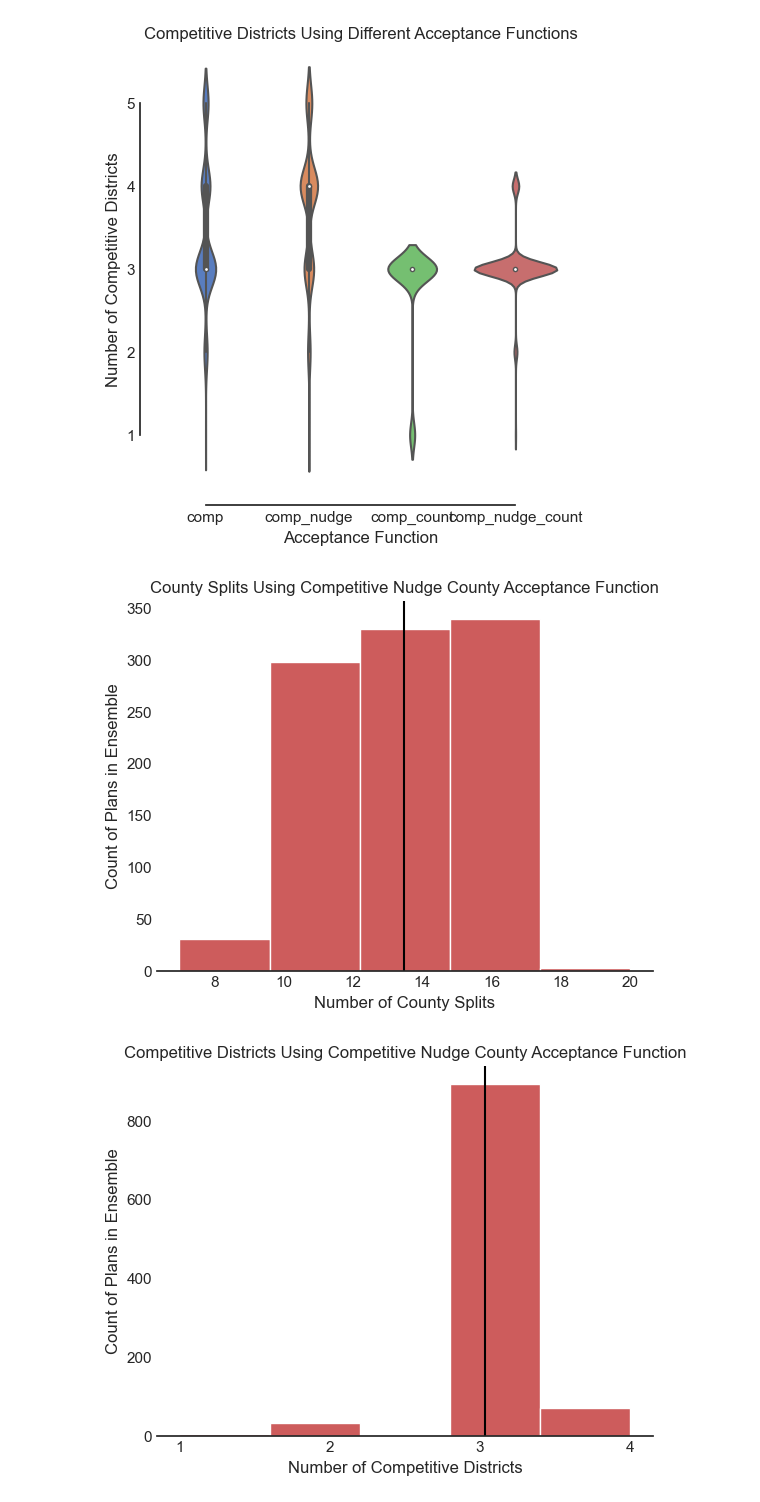
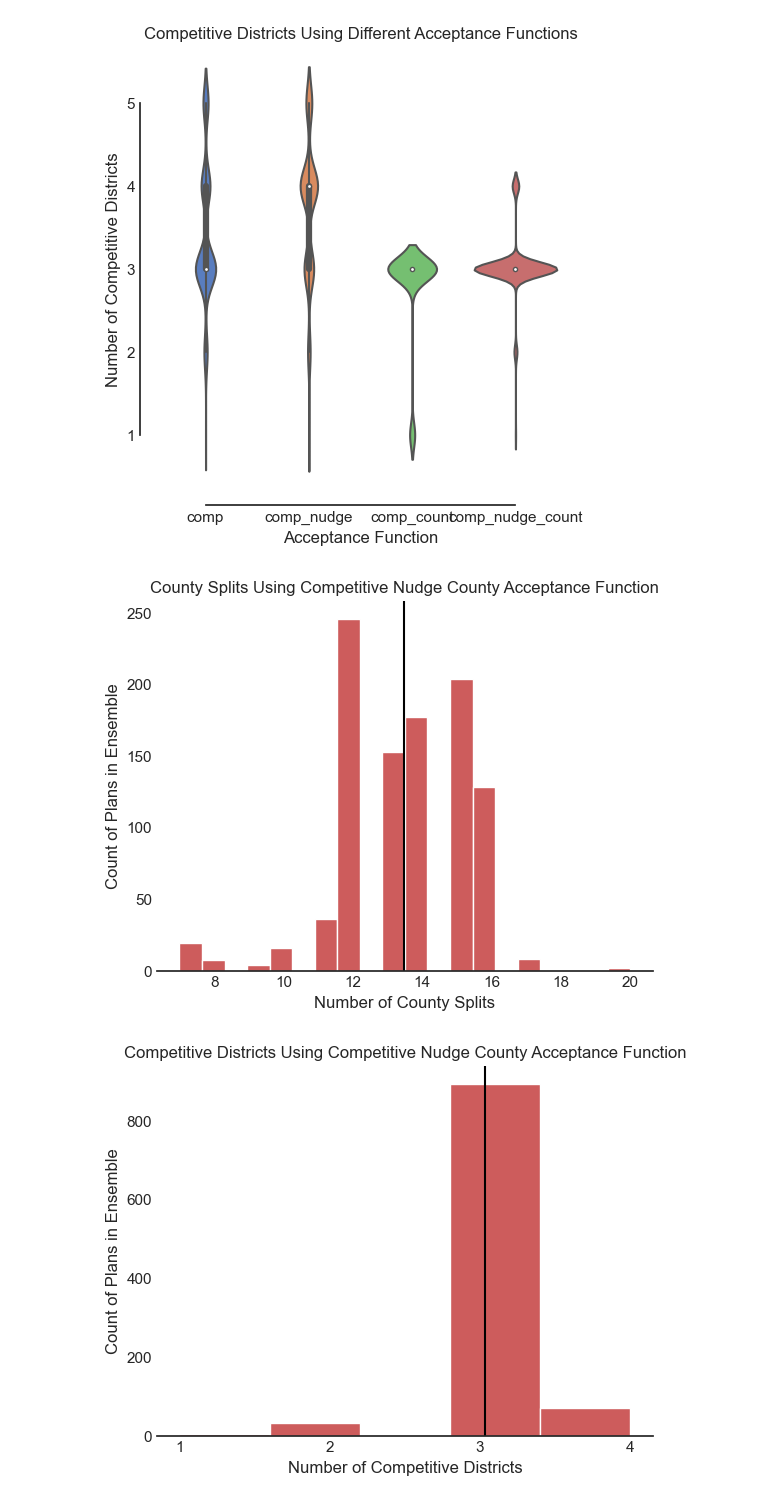
Before and after one commit to uwescience/dssg2021-redistricting, a Jupyter notebook: Colorado/02_CO_EDA_Modeling_Decisions.ipynb, the cells around one changed output. Cells and saved outputs as stored; diff of their text form; code cells hidden in the pictures.

```diff
--- a/Colorado/02_CO_EDA_Modeling_Decisions.ipynb
+++ b/Colorado/02_CO_EDA_Modeling_Decisions.ipynb
@@ -829,18 +829,18 @@ pass
 [figure]
 # %%
 plt.hist(acc_per_chain["competitive_nudge_county"]["county_splits"],
-        bins=5,
+        bins=20,
         color="indianred")
 plt.axvline(x=(acc_per_chain["competitive_nudge_county"]["county_splits"]).mean(),
            color="black")
 plt.title("County Splits Using Competitive Nudge County Acceptance Function")
 plt.xlabel("Number of County Splits")
 plt.ylabel("Count of Plans in Ensemble")
 plt.locator_params(axis="both", integer=True, tight=True)
 sns.despine(left=True, right=True)
 pass
 # %% [output]
-[figure, old version]
+[figure, new version]
 # %%
 plt.hist(acc_per_chain["competitive_nudge_county"]["comp_dist"],
         bins=5,
```
Also changed, not shown: parts of 9 cells of this notebook, 2 other files.
